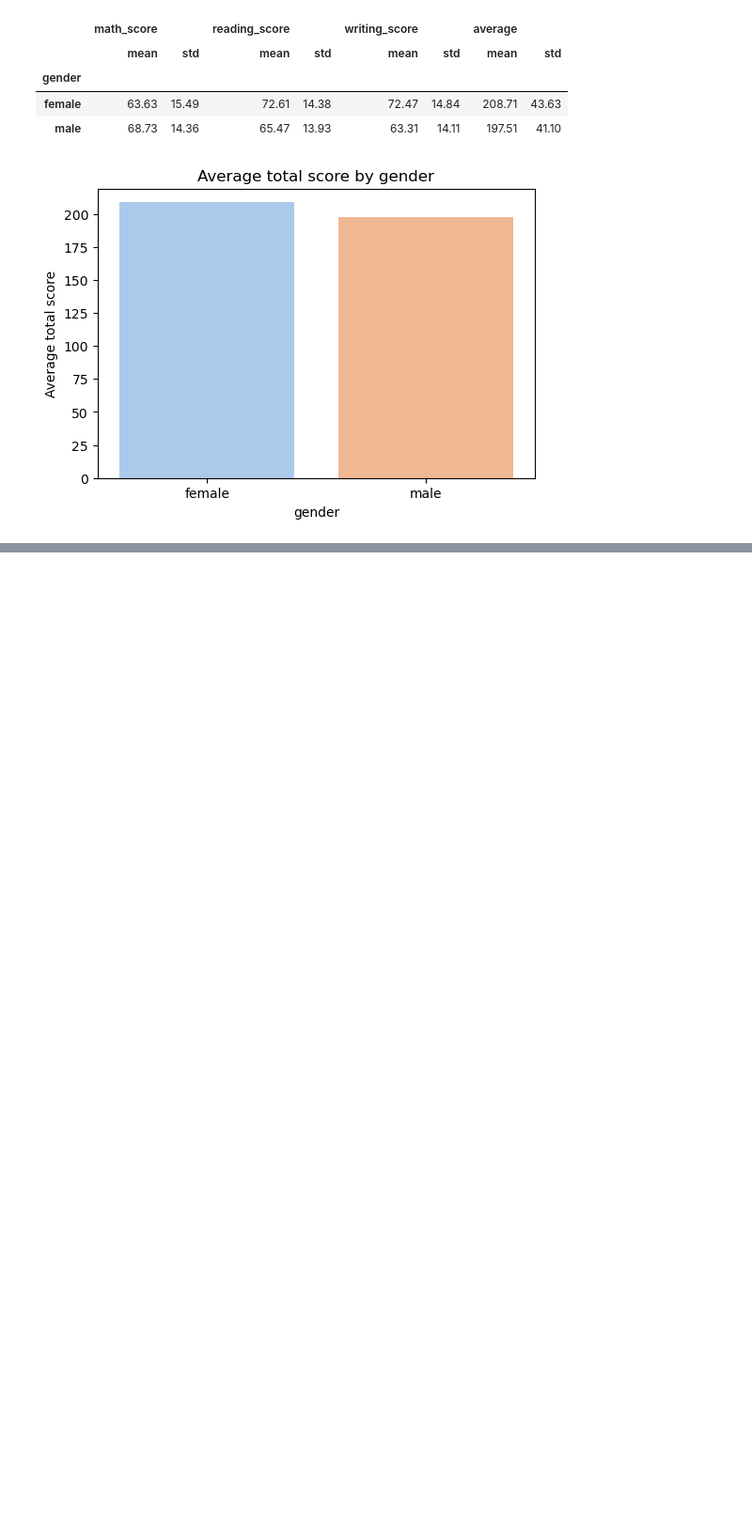
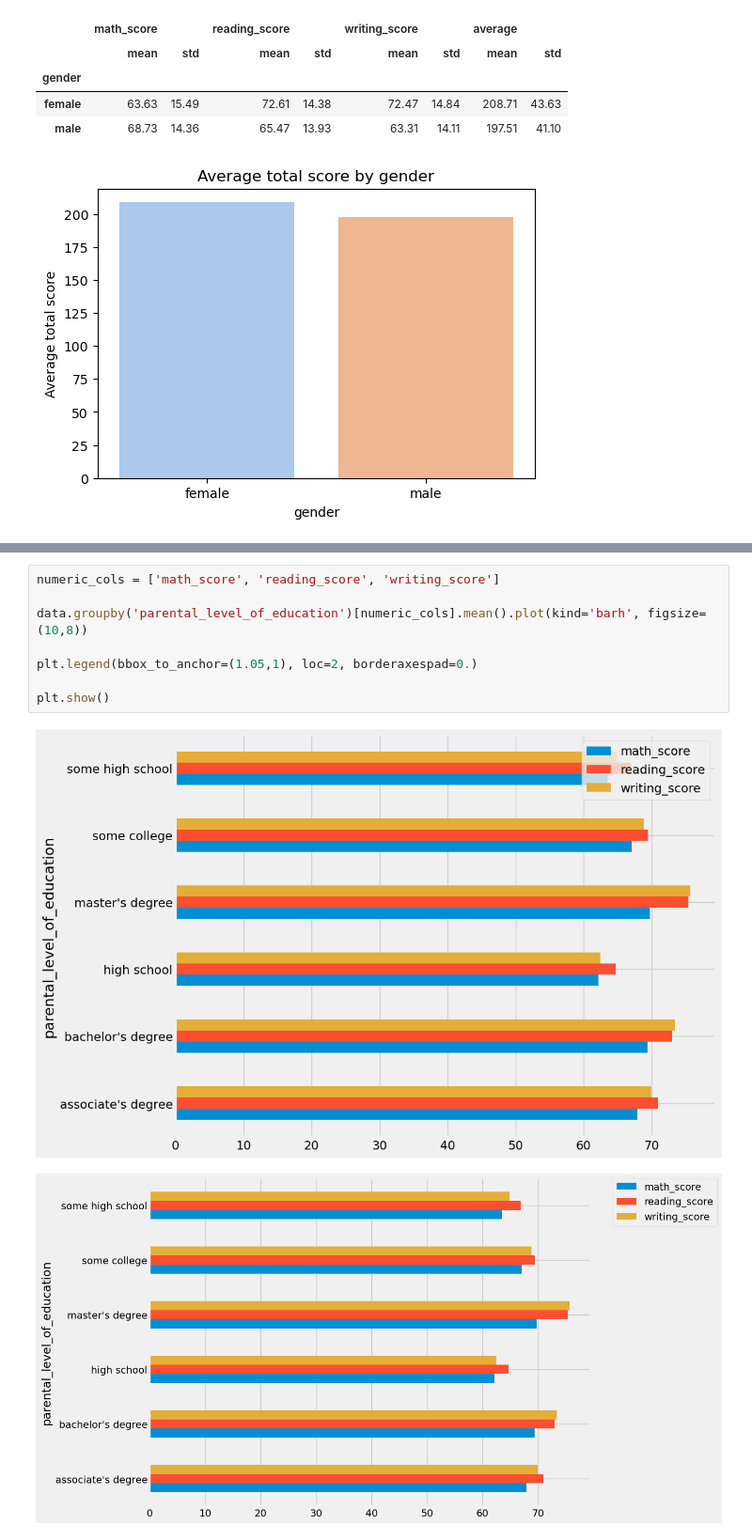
Before and after one commit to RICHARD-OBENG/mlproject_1, a Jupyter notebook: notebook/EDA_STUDENT.ipynb, the cells around one changed output, grey strips where cells are left out. Shown at 94% size. Saved outputs shown, nothing was run; the diff lists cells and outputs as text; blank space fills up the shorter version.

```diff
--- a/notebook/EDA_STUDENT.ipynb
+++ b/notebook/EDA_STUDENT.ipynb
@@ -340,0 +386,11 @@ plt.figure(figsize=(10,6))
+# %%
+numeric_cols = ['math_score', 'reading_score', 'writing_score']
+
+data.groupby('parental_level_of_education')[numeric_cols].mean().plot(kind='barh', figsize=(10,8))
+
+plt.legend(bbox_to_anchor=(1.05,1), loc=2, borderaxespad=0.)
+
+plt.show()
+# %% [output]
+[figure, added]
+[figure, added]
```
Also changed, not shown: parts of 11 cells of this notebook, 3 other files.
